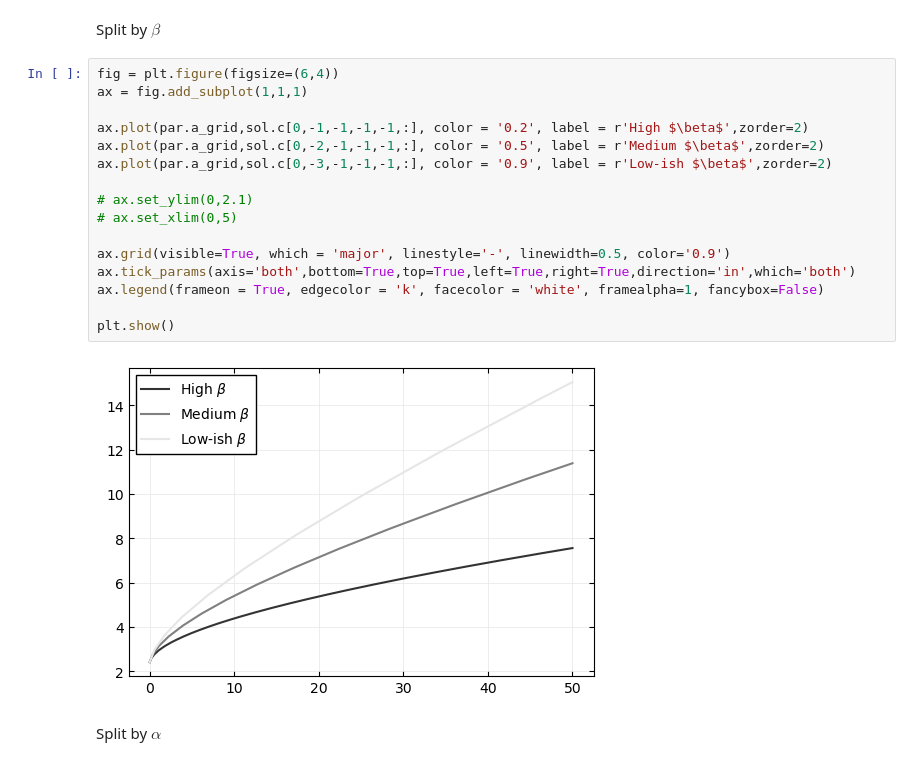
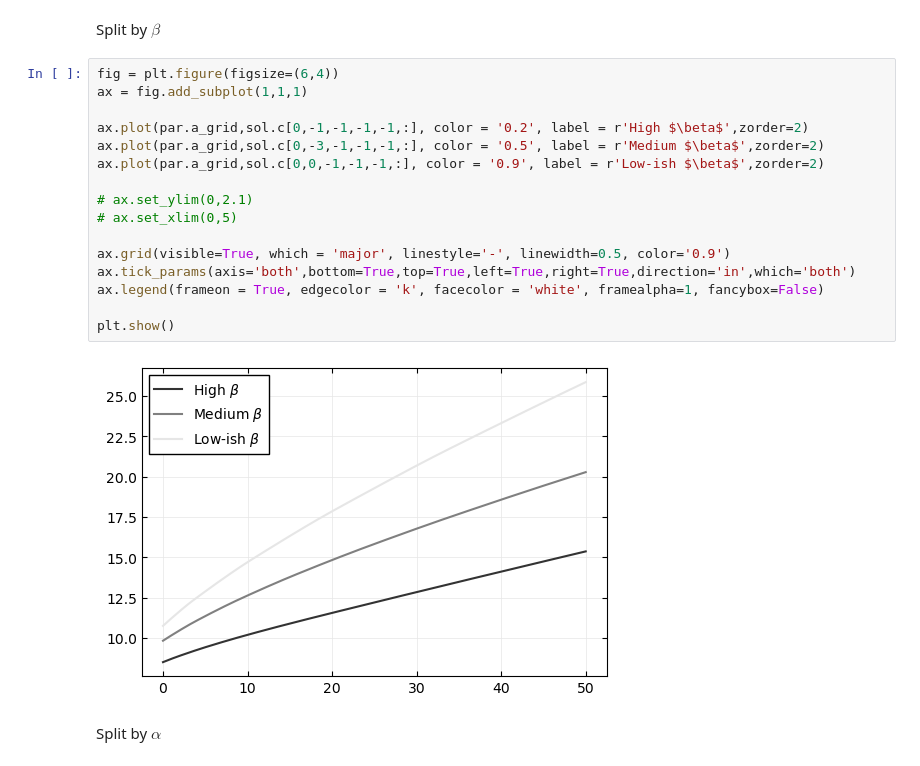
Before and after one commit to madsankern/BufferStock, a Jupyter notebook: results.ipynb, the cells around one changed output. Saved outputs shown, nothing was run; the diff lists cells and outputs as text.

```diff
--- a/results.ipynb
+++ b/results.ipynb
@@ -69,21 +73,21 @@ Split by $\beta$
 # %%
 fig = plt.figure(figsize=(6,4))
 ax = fig.add_subplot(1,1,1)
 
 ax.plot(par.a_grid,sol.c[0,-1,-1,-1,-1,:], color = '0.2', label = r'High $\beta$',zorder=2)
-ax.plot(par.a_grid,sol.c[0,-2,-1,-1,-1,:], color = '0.5', label = r'Medium $\beta$',zorder=2)
-ax.plot(par.a_grid,sol.c[0,-3,-1,-1,-1,:], color = '0.9', label = r'Low-ish $\beta$',zorder=2)
+ax.plot(par.a_grid,sol.c[0,-3,-1,-1,-1,:], color = '0.5', label = r'Medium $\beta$',zorder=2)
+ax.plot(par.a_grid,sol.c[0,0,-1,-1,-1,:], color = '0.9', label = r'Low-ish $\beta$',zorder=2)
 
 # ax.set_ylim(0,2.1)
 # ax.set_xlim(0,5)
 
 ax.grid(visible=True, which = 'major', linestyle='-', linewidth=0.5, color='0.9')
 ax.tick_params(axis='both',bottom=True,top=True,left=True,right=True,direction='in',which='both')
 ax.legend(frameon = True, edgecolor = 'k', facecolor = 'white', framealpha=1, fancybox=False)
 
 plt.show()
 # %% [output]
-[figure, old version]
+[figure, new version]
 # %% [markdown]
 Split by $\alpha$
 # %%
```
Also changed, not shown: parts of 30 cells of this notebook, 3 other files.
